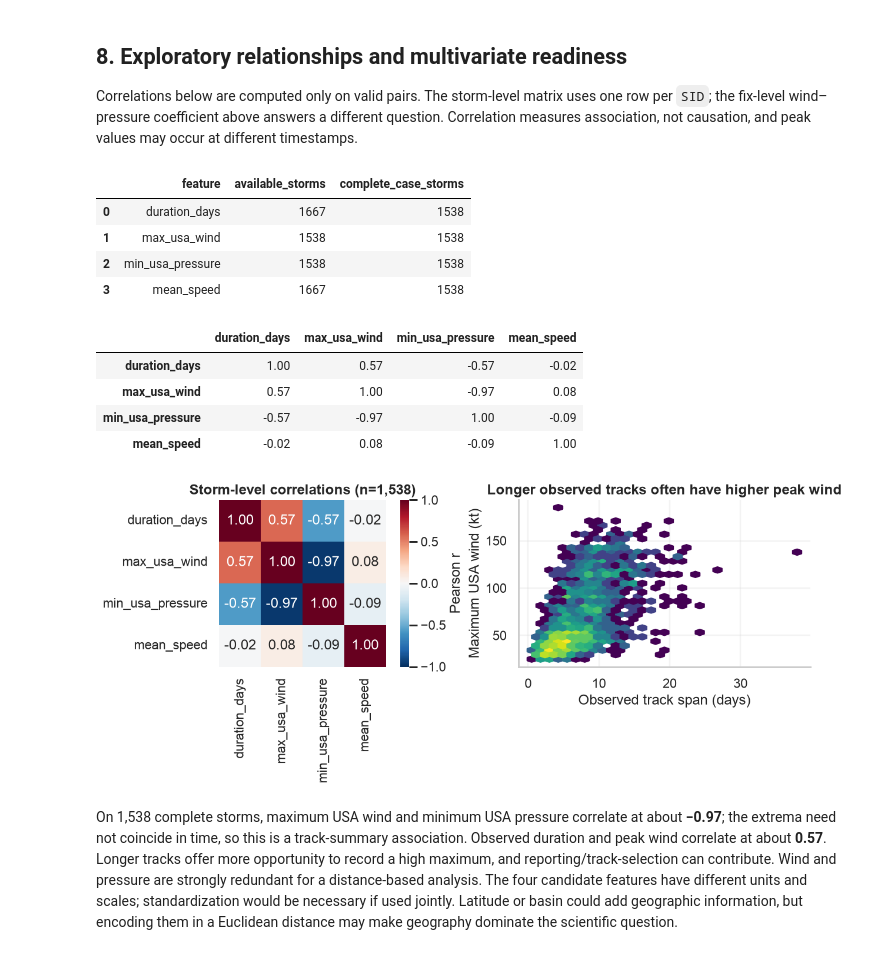
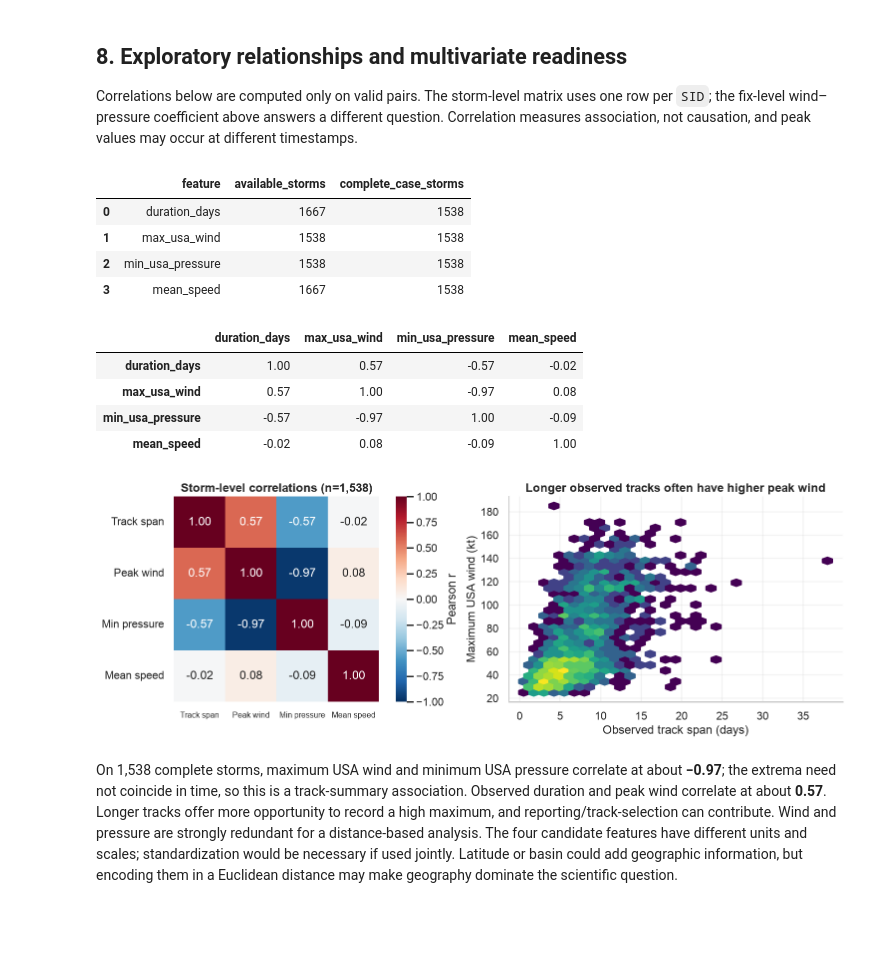
Before and after one commit to enxhi2222/tropical-cyclone-analysis, a Jupyter notebook: 02_data_exploration.ipynb, the cells around one changed output. Saved outputs shown, nothing was run; the diff lists cells and outputs as text; code cells hidden in the pictures; blank space fills up the shorter version.

```diff
--- a/02_data_exploration.ipynb
+++ b/02_data_exploration.ipynb
@@ -471,26 +471,29 @@ Correlations below are computed only on valid pairs. The storm-level matrix uses
 # %%
 features = ["duration_days", "max_usa_wind", "min_usa_pressure", "mean_speed"]
 complete = storm_df[features].dropna()
 display(pd.DataFrame({"feature": features, "available_storms": [storm_df[x].notna().sum() for x in features], "complete_case_storms": len(complete)}))
 display(complete.corr().round(2))
-fig, axes = plt.subplots(1, 2, figsize=(11, 4.5), constrained_layout=True)
-sns.heatmap(complete.corr(), annot=True, fmt=".2f", cmap="RdBu_r", center=0, vmin=-1, vmax=1, square=True, ax=axes[0], cbar_kws={"label": "Pearson r"})
+fig, axes = plt.subplots(1, 2, figsize=(14, 4.5), constrained_layout=True)
+feature_labels = dict(zip(features, ["Track span", "Peak wind", "Min pressure", "Mean speed"]))
+correlations = complete.corr().rename(index=feature_labels, columns=feature_labels)
+sns.heatmap(correlations, annot=True, fmt=".2f", cmap="RdBu_r", center=0, vmin=-1, vmax=1, square=True, ax=axes[0], cbar_kws={"label": "Pearson r"})
+axes[0].tick_params(axis="x", rotation=0, labelsize=10)
 axes[0].set(title=f"Storm-level correlations (n={len(complete):,})")
 axes[1].hexbin(complete.duration_days, complete.max_usa_wind, gridsize=30, bins="log", mincnt=1, cmap="viridis")
 axes[1].set(title="Longer observed tracks often have higher peak wind", xlabel="Observed track span (days)", ylabel="Maximum USA wind (kt)")
 plt.show()
 # %% [output]
 |  | feature | available_storms | complete_case_storms |
 | 0 | duration_days | 1667 | 1538 |
 | 1 | max_usa_wind | 1538 | 1538 |
 | 2 | min_usa_pressure | 1538 | 1538 |
 | 3 | mean_speed | 1667 | 1538 |
 |  | duration_days | max_usa_wind | min_usa_pressure | mean_speed |
 | duration_days | 1.00 | 0.57 | -0.57 | -0.02 |
 | max_usa_wind | 0.57 | 1.00 | -0.97 | 0.08 |
 | min_usa_pressure | -0.57 | -0.97 | 1.00 | -0.09 |
 | mean_speed | -0.02 | 0.08 | -0.09 | 1.00 |
-[figure, old version]
+[figure, new version]
 # %% [markdown]
 On 1,538 complete storms, maximum USA wind and minimum USA pressure correlate at about **−0.97**; the extrema need not coincide in time, so this is a track-summary association. Observed duration and peak wind correlate at about **0.57**. Longer tracks offer more opportunity to record a high maximum, and reporting/track-selection can contribute. Wind and pressure are strongly redundant for a distance-based analysis. The four candidate features have different units and scales; standardization would be necessary if used jointly. Latitude or basin could add geographic information, but encoding them in a Euclidean distance may make geography dominate the scientific question.
 # %% [markdown]
```
Also changed, not shown: parts of 3 cells of this notebook, 3 other files.
